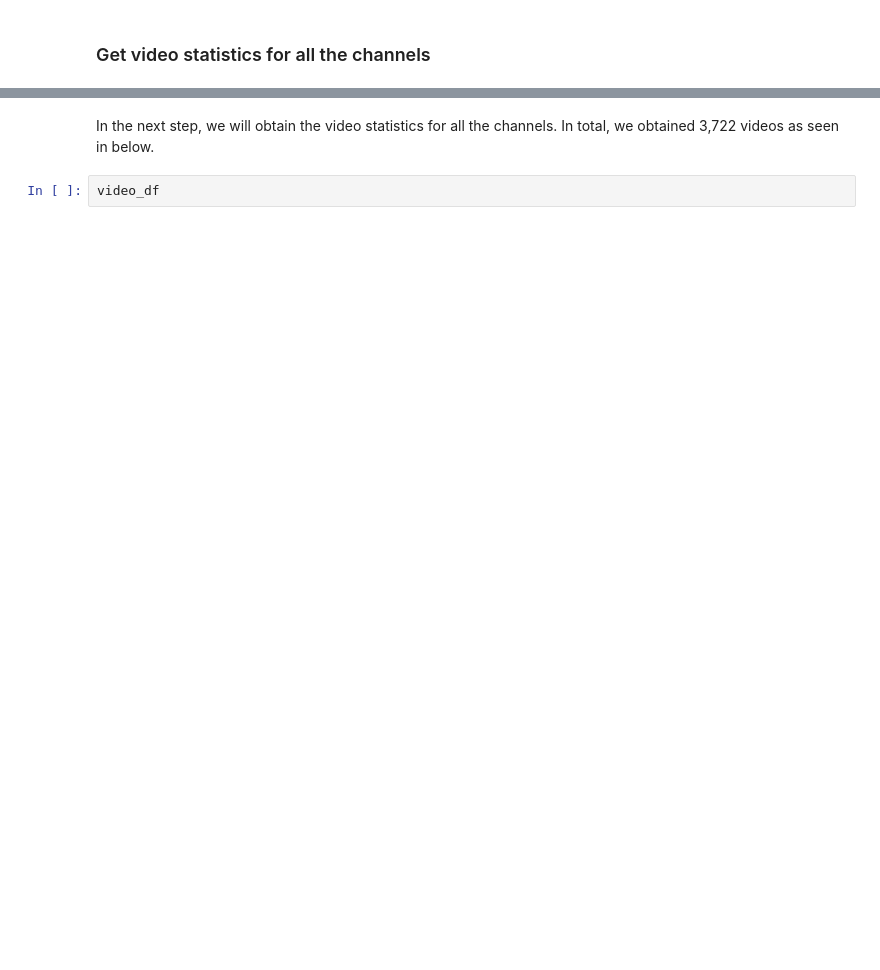
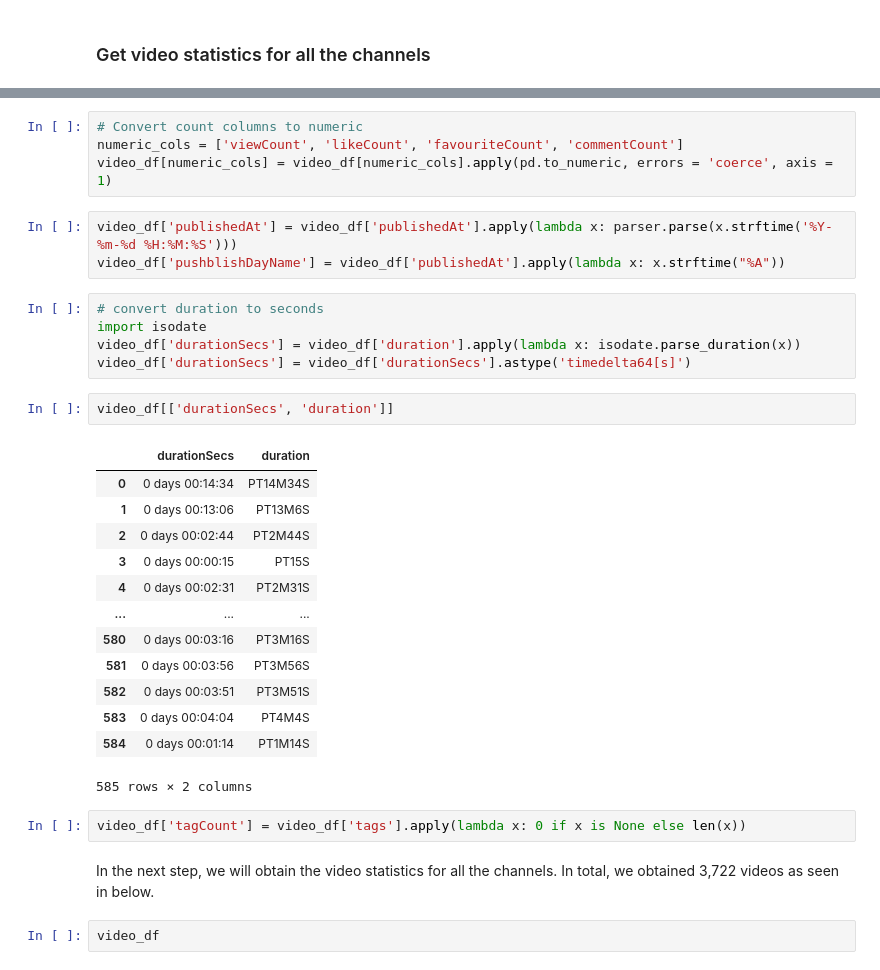
Before and after one commit to jamaleb67/jamaleb67.github.io, a Jupyter notebook: work/project_youtube_videos_EDA.ipynb, the cells around one changed output, grey strips where cells are left out. Drawn from its saved outputs; the diff is of its cells as text; blank space fills up the shorter version.

```diff
--- a/work/project_youtube_videos_EDA.ipynb
+++ b/work/project_youtube_videos_EDA.ipynb
@@ -289,3 +356,33 @@ video_df
+# %%
+# Convert count columns to numeric
+numeric_cols = ['viewCount', 'likeCount', 'favouriteCount', 'commentCount']
+video_df[numeric_cols] = video_df[numeric_cols].apply(pd.to_numeric, errors = 'coerce', axis = 1)
+# %%
+video_df['publishedAt'] = video_df['publishedAt'].apply(lambda x: parser.parse(x.strftime('%Y-%m-%d %H:%M:%S')))
+video_df['pushblishDayName'] = video_df['publishedAt'].apply(lambda x: x.strftime("%A"))
+# %%
+# convert duration to seconds
+import isodate
+video_df['durationSecs'] = video_df['duration'].apply(lambda x: isodate.parse_duration(x))
+video_df['durationSecs'] = video_df['durationSecs'].astype('timedelta64[s]')
+# %%
+video_df[['durationSecs', 'duration']]
+# %% [output]
+|  | durationSecs | duration |
+| 0 | 0 days 00:14:34 | PT14M34S |
+| 1 | 0 days 00:13:06 | PT13M6S |
+| 2 | 0 days 00:02:44 | PT2M44S |
+| 3 | 0 days 00:00:15 | PT15S |
+| 4 | 0 days 00:02:31 | PT2M31S |
+| ... | ... | ... |
+| 580 | 0 days 00:03:16 | PT3M16S |
+| 581 | 0 days 00:03:56 | PT3M56S |
+| 582 | 0 days 00:03:51 | PT3M51S |
+| 583 | 0 days 00:04:04 | PT4M4S |
+| 584 | 0 days 00:01:14 | PT1M14S |
+585 rows × 2 columns
+# %%
+video_df['tagCount'] = video_df['tags'].apply(lambda x: 0 if x is None else len(x))
 # %% [markdown]
 In the next step, we will obtain the video statistics for all the channels. In total, we obtained 3,722 videos as seen in below.
 # %%
```
Also changed, not shown: parts of 22 cells of this notebook, 2 other files.
